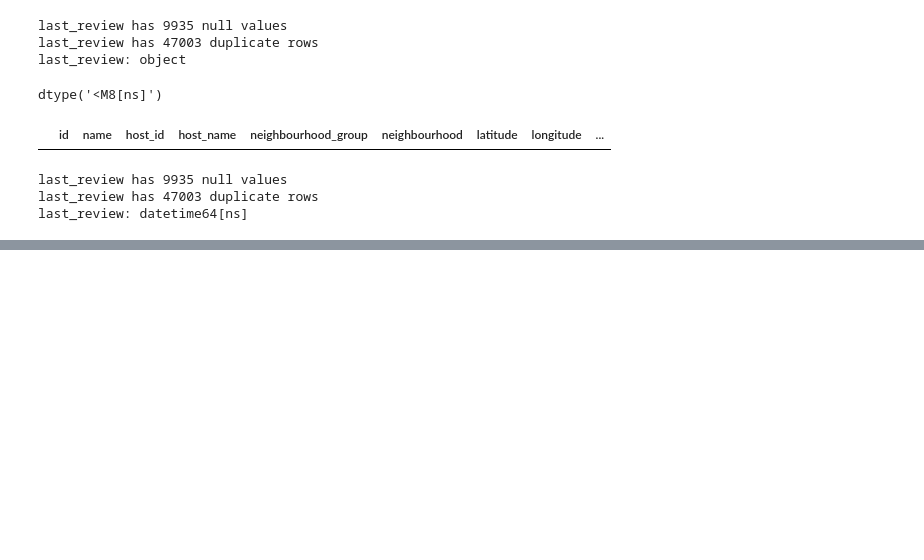
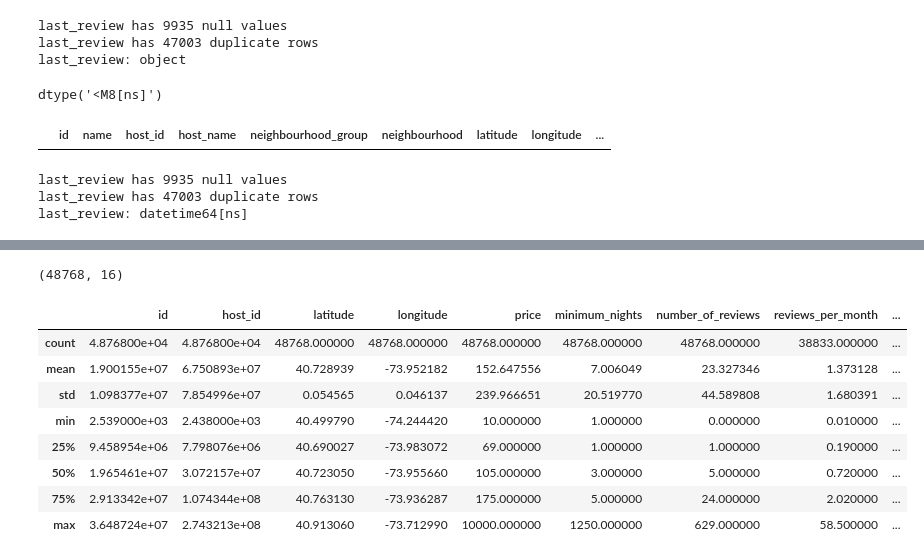
Before and after one commit to FrequentNotebook/AB_NYC-Data-Cleaning, a Jupyter notebook: AB_NYC_2019 Data Cleaning.ipynb, the cells around one changed output, grey strips where cells are left out. Saved outputs shown, nothing was run; the diff lists cells and outputs as text; code cells hidden in the pictures; blank space fills up the shorter version.

```diff
--- a/AB_NYC_2019 Data Cleaning And EDA.ipynb
+++ b/AB_NYC_2019 Data Cleaning.ipynb
@@ -832,0 +995,20 @@ No cleaning required beyond dtype conversion.
+# %%
+# check the shape of the new database
+
+df.shape
+# %% [output]
+(48768, 16)
+# %%
+# check the summary statistics
+
+df.describe()
+# %% [output]
+|  | id | host_id | latitude | longitude | price | minimum_nights | number_of_reviews | reviews_per_month | ... |
+| count | 4.876800e+04 | 4.876800e+04 | 48768.000000 | 48768.000000 | 48768.000000 | 48768.000000 | 48768.000000 | 38833.000000 | ... |
+| mean | 1.900155e+07 | 6.750893e+07 | 40.728939 | -73.952182 | 152.647556 | 7.006049 | 23.327346 | 1.373128 | ... |
+| std | 1.098377e+07 | 7.854996e+07 | 0.054565 | 0.046137 | 239.966651 | 20.519770 | 44.589808 | 1.680391 | ... |
+| min | 2.539000e+03 | 2.438000e+03 | 40.499790 | -74.244420 | 10.000000 | 1.000000 | 0.000000 | 0.010000 | ... |
+| 25% | 9.458954e+06 | 7.798076e+06 | 40.690027 | -73.983072 | 69.000000 | 1.000000 | 1.000000 | 0.190000 | ... |
+| 50% | 1.965461e+07 | 3.072157e+07 | 40.723050 | -73.955660 | 105.000000 | 3.000000 | 5.000000 | 0.720000 | ... |
+| 75% | 2.913342e+07 | 1.074344e+08 | 40.763130 | -73.936287 | 175.000000 | 5.000000 | 24.000000 | 2.020000 | ... |
+| max | 3.648724e+07 | 2.743213e+08 | 40.913060 | -73.712990 | 10000.000000 | 1250.000000 | 629.000000 | 58.500000 | ... |
```
Also changed, not shown: parts of 57 cells of this notebook.
